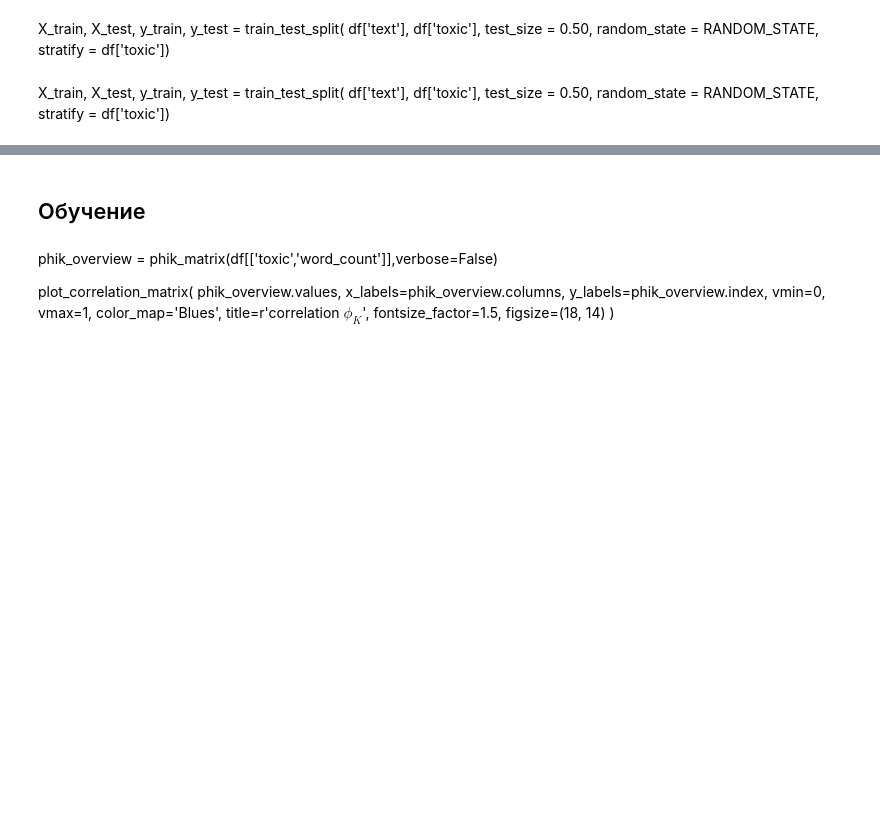
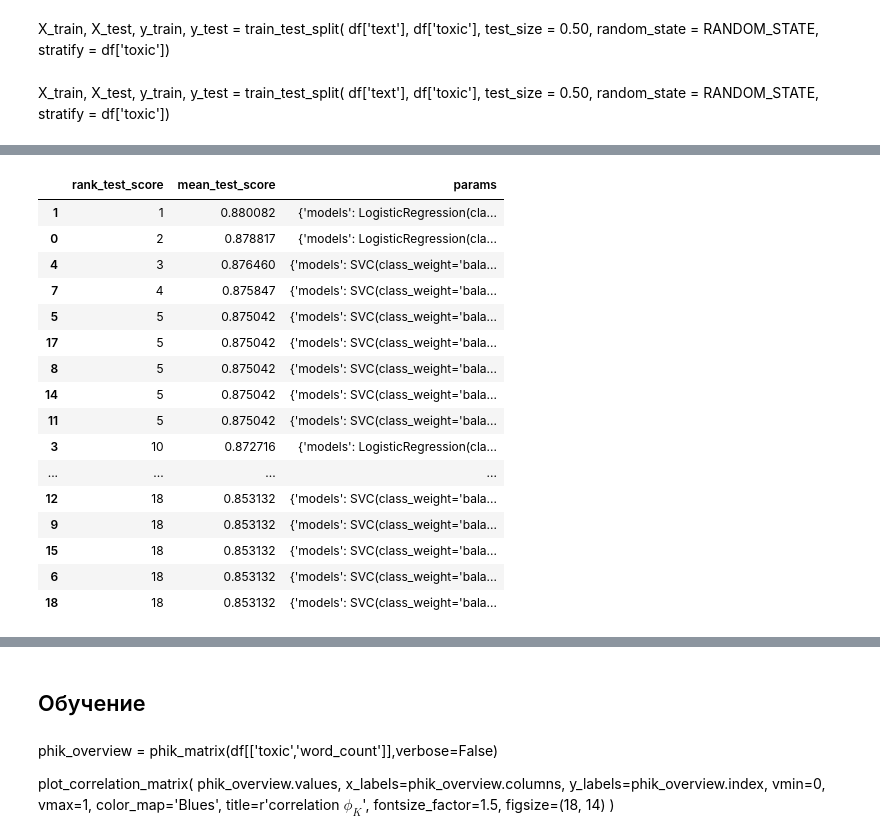
Before and after one commit to green-igor/wiki, a Jupyter notebook: wikiki.ipynb, the cells around one changed output, grey strips where cells are left out. Saved outputs shown, nothing was run; the diff lists cells and outputs as text; code cells hidden in the pictures; blank space fills up the shorter version.

```diff
--- a/wikiki.ipynb
+++ b/wikiki.ipynb
@@ -763,0 +950,6 @@ test_sample.apply(lambda x: len(tokenizer.encode(x,add_special_tokens=True))).de
+# %%
+def f1_eval(y_true, y_pred,):
+    #y_true = dtrain.get_label()
+    #err = 1 - f1_score(grid_pred, y_test, average=None)[1]
+    err = f1_score(y_pred, y_true, average=None)[1]
+    return  err
@@ -763,0 +962,3 @@ test_sample.apply(lambda x: len(tokenizer.encode(x,add_special_tokens=True))).de
+# %%
+from sklearn.metrics import make_scorer
+my_func = make_scorer(f1_eval, greater_is_better=True)
@@ -763,0 +995,28 @@ test_sample.apply(lambda x: len(tokenizer.encode(x,add_special_tokens=True))).de
+# %%
+param_grid = [
+
+    {
+        'models': [LogisticRegression(
+            random_state=RANDOM_STATE, class_weight='balanced')],
+        'models__solver': ['newton-cg', 'liblinear'],
+        #'models__class_weight':,
+        'models__C': [0.1, 1]#,
+        #'models__penalty': ['l1', 'l2']
+
+    }
+]
+# %%
+grid_search = GridSearchCV(
+    pipe,
+    param_grid,
+    cv=5,
+    #scoring='f1_macro',
+    scoring=my_func,
+    n_jobs=-1
+)
+#grid_search.fit(X_resample[:X_test.shape[0]], y_resample['toxic'][:X_test.shape[0]])
+
+#grid_search.fit(embs, y_resample['toxic'].iloc[:test_sample.shape[0]])
+#grid_search.fit(embs, y_resample)
+#grid_search.fit(embs, y_train)
+grid_search.fit(dembs, y_resample['toxic'])
@@ -763,0 +1041,20 @@ test_sample.apply(lambda x: len(tokenizer.encode(x,add_special_tokens=True))).de
+# %%
+pd.DataFrame(grid_search.cv_results_)[['rank_test_score', 'mean_test_score','params']].sort_values('rank_test_score')#.loc[3]['params']#.head(16)
+# %% [output]
+|  | rank_test_score | mean_test_score | params |
+| 1 | 1 | 0.880082 | {'models': LogisticRegression(cla... |
+| 0 | 2 | 0.878817 | {'models': LogisticRegression(cla... |
+| 4 | 3 | 0.876460 | {'models': SVC(class_weight='bala... |
+| 7 | 4 | 0.875847 | {'models': SVC(class_weight='bala... |
+| 5 | 5 | 0.875042 | {'models': SVC(class_weight='bala... |
+| 17 | 5 | 0.875042 | {'models': SVC(class_weight='bala... |
+| 8 | 5 | 0.875042 | {'models': SVC(class_weight='bala... |
+| 14 | 5 | 0.875042 | {'models': SVC(class_weight='bala... |
+| 11 | 5 | 0.875042 | {'models': SVC(class_weight='bala... |
+| 3 | 10 | 0.872716 | {'models': LogisticRegression(cla... |
+| ... | ... | ... | ... |
+| 12 | 18 | 0.853132 | {'models': SVC(class_weight='bala... |
+| 9 | 18 | 0.853132 | {'models': SVC(class_weight='bala... |
+| 15 | 18 | 0.853132 | {'models': SVC(class_weight='bala... |
+| 6 | 18 | 0.853132 | {'models': SVC(class_weight='bala... |
+| 18 | 18 | 0.853132 | {'models': SVC(class_weight='bala... |
```
Also changed, not shown: parts of 92 cells of this notebook.
